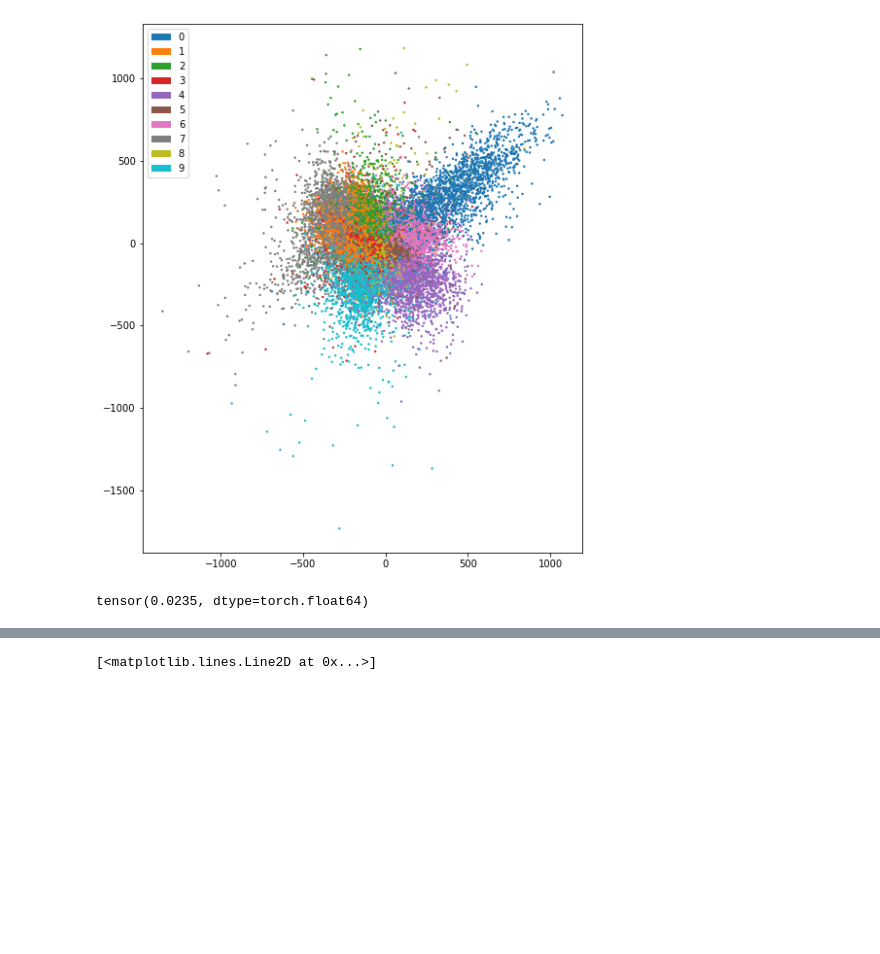
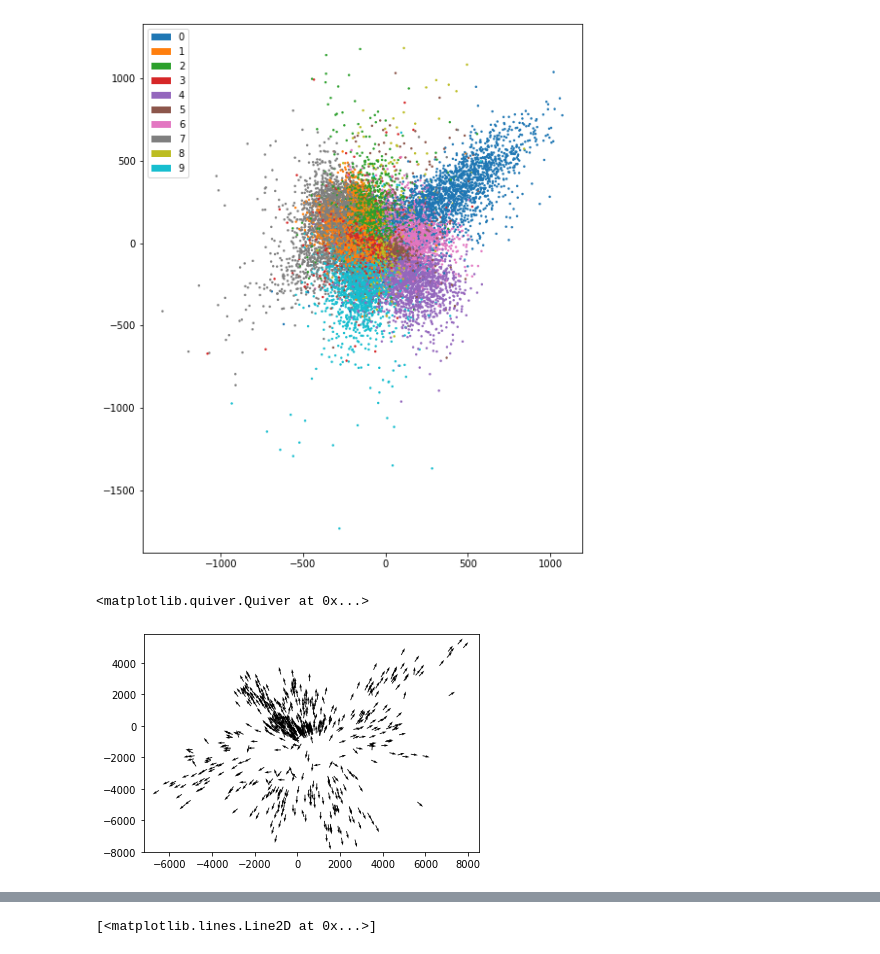
Before and after one commit to einbandi/ptsne-pytorch, a Jupyter notebook: vector-field.ipynb, the cells around one changed output, grey strips where cells are left out. Cells and saved outputs as stored; diff of their text form; code cells hidden in the pictures; blank space fills up the shorter version.

```diff
--- a/vector-field.ipynb
+++ b/vector-field.ipynb
@@ -370,7 +372,5 @@ def outward_flow_torch(out_ep1, out_ep2, x_range=[-1.,1.], y_range=[-1.,1.]):
 # %%
 a = torch.tensor(coords[0])
-b = torch.tensor(coords[1])
+b = torch.tensor(coords[1], requires_grad=True)
 
-outward_flow_torch(a, b)
+foo = outward_flow_torch(a, b)
-# %% [output]
-tensor(0.0235, dtype=torch.float64)
@@ -376,0 +379,7 @@ tensor(0.0235, dtype=torch.float64)
+# %%
+bar = b.grad.detach().numpy()
+baz = b.detach().numpy()
+plt.quiver(baz[::100,0], baz[::100,1], bar[::100,0], bar[::100,1])
+# %% [output]
+<matplotlib.quiver.Quiver at 0x...>
+[figure, added]
```
Also changed, not shown: parts of 7 cells of this notebook.
